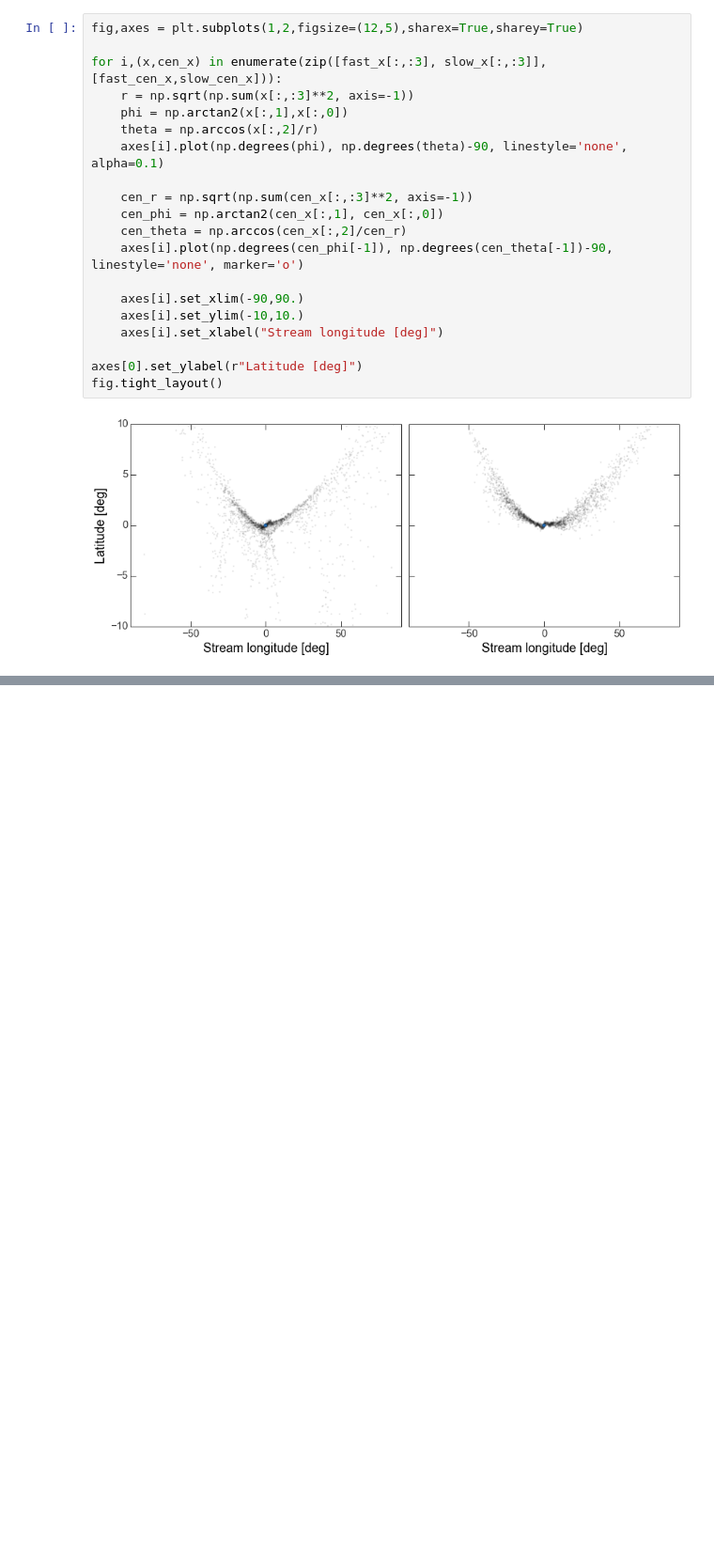
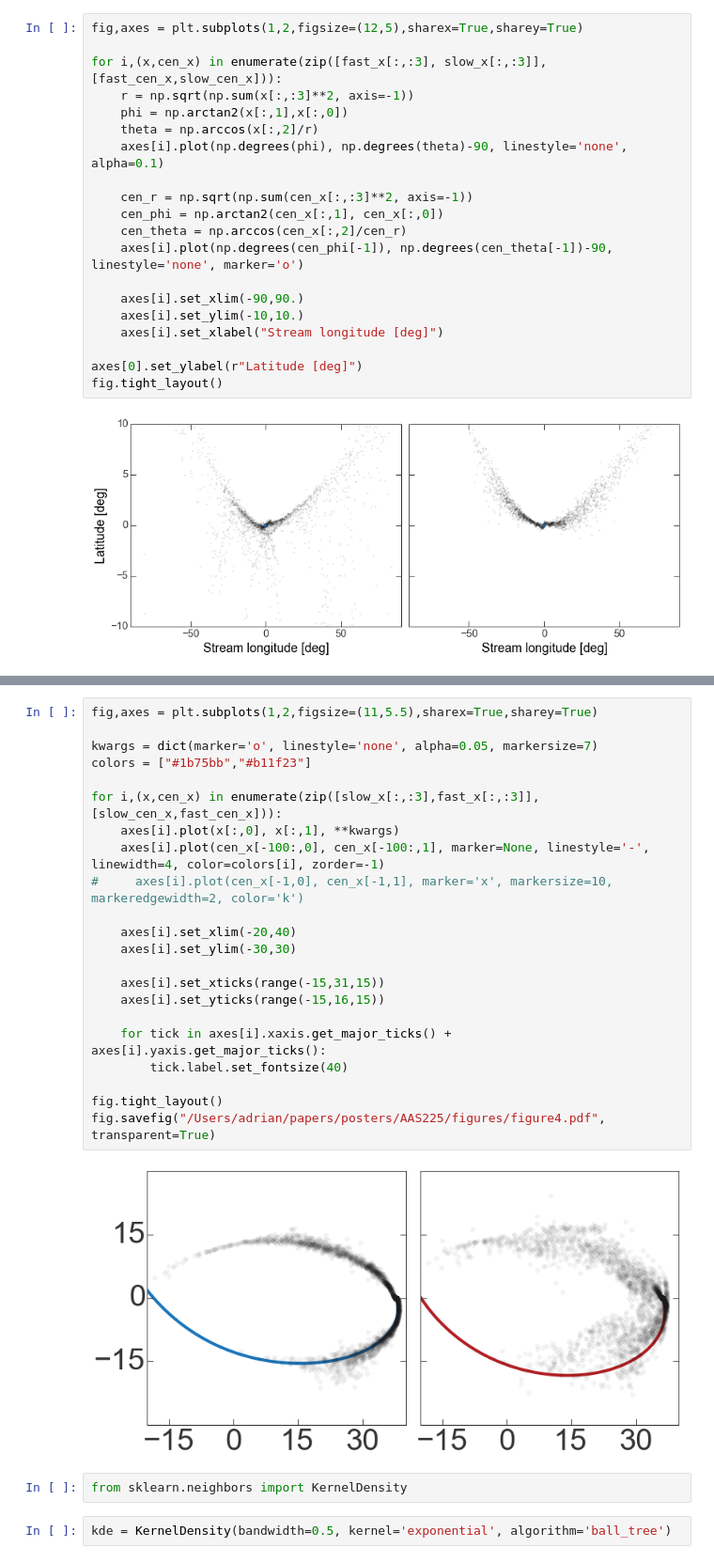
Before and after one commit to adrn/StreamMorphology, a Jupyter notebook: notebooks/AAS 225.ipynb, the cells around one changed output, grey strips where cells are left out. Shown at 94% size. Cells and saved outputs as stored; diff of their text form; blank space fills up the shorter version.

```diff
--- a/notebooks/AAS 225.ipynb
+++ b/notebooks/AAS 225.ipynb
@@ -317,0 +363,28 @@ fig.tight_layout()
+# %%
+fig,axes = plt.subplots(1,2,figsize=(11,5.5),sharex=True,sharey=True)
+
+kwargs = dict(marker='o', linestyle='none', alpha=0.05, markersize=7)
+colors = ["#1b75bb","#b11f23"]
+
+for i,(x,cen_x) in enumerate(zip([slow_x[:,:3],fast_x[:,:3]],[slow_cen_x,fast_cen_x])):
+    axes[i].plot(x[:,0], x[:,1], **kwargs)
+    axes[i].plot(cen_x[-100:,0], cen_x[-100:,1], marker=None, linestyle='-', linewidth=4, color=colors[i], zorder=-1)
+#     axes[i].plot(cen_x[-1,0], cen_x[-1,1], marker='x', markersize=10, markeredgewidth=2, color='k')
+
+    axes[i].set_xlim(-20,40)
+    axes[i].set_ylim(-30,30)
+
+    axes[i].set_xticks(range(-15,31,15))
+    axes[i].set_yticks(range(-15,16,15))
+
+    for tick in axes[i].xaxis.get_major_ticks() + axes[i].yaxis.get_major_ticks():
+        tick.label.set_fontsize(40)
+
+fig.tight_layout()
+fig.savefig("/Users/adrian/papers/posters/AAS225/figures/figure4.pdf", transparent=True)
+# %% [output]
+[figure, added]
+# %%
+from sklearn.neighbors import KernelDensity
+# %%
+kde = KernelDensity(bandwidth=0.5, kernel='exponential', algorithm='ball_tree')
```
Also changed, not shown: parts of 4 cells of this notebook.
